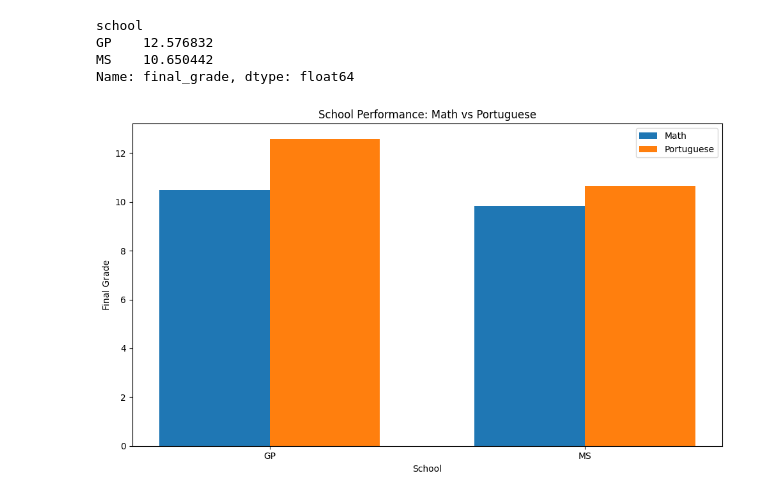
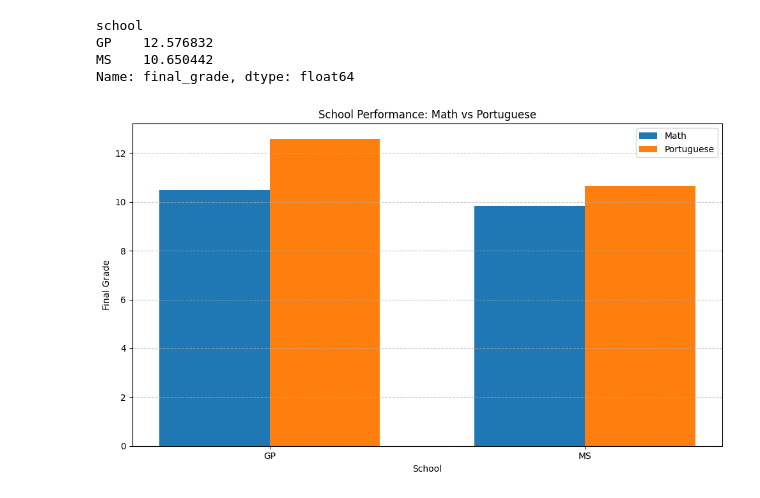
Before and after one commit to tingly-amua/Student-Performance-Analysis, a Jupyter notebook: EDA.ipynb, the cells around one changed output. Cells and saved outputs as stored; diff of their text form; code cells hidden in the pictures.

```diff
--- a/EDA.ipynb
+++ b/EDA.ipynb
@@ -767,33 +773,34 @@ Name: final_grade, dtype: float64
 # %%
 # code where they are grouped side by side in the same plot
 
 # Grouped data
 school_math = math_df.groupby('school')['final_grade'].mean()
 school_port = port_df.groupby('school')['final_grade'].mean()
 
 # Ensure both have the same index order
-grades = sorted(set(school_math.index) | set(school_port.index))
+schools = sorted(set(school_math.index) | set(school_port.index))
 
 # Convert to arrays aligned by grade
-math_values = [school_math.get(g, 0) for g in grades]
-port_values = [school_port.get(g, 0) for g in grades]
+math_values = [school_math.get(s, 0) for s in schools]
+port_values = [school_port.get(s, 0) for s in schools]
 
 # X positions
-x = np.arange(len(grades))
+x = np.arange(len(schools))
 width = 0.35  # width of each bar
 
 # Plot
 plt.figure(figsize=(10, 6))
 plt.bar(x - width/2, math_values, width, label='Math')
 plt.bar(x + width/2, port_values, width, label='Portuguese')
 
 plt.xlabel('School')
 plt.ylabel('Final Grade')
 plt.title('School Performance: Math vs Portuguese')
-plt.xticks(x, [str(g) for g in grades])
+plt.xticks(x, schools)
+plt.grid(axis='y', linestyle='--', alpha=0.7) # Horizontal gridlines
 plt.legend()
 
 plt.tight_layout()
 plt.show()
 # %% [output]
-[figure, old version]
+[figure, new version]
```
Also changed, not shown: parts of 5 cells of this notebook.
